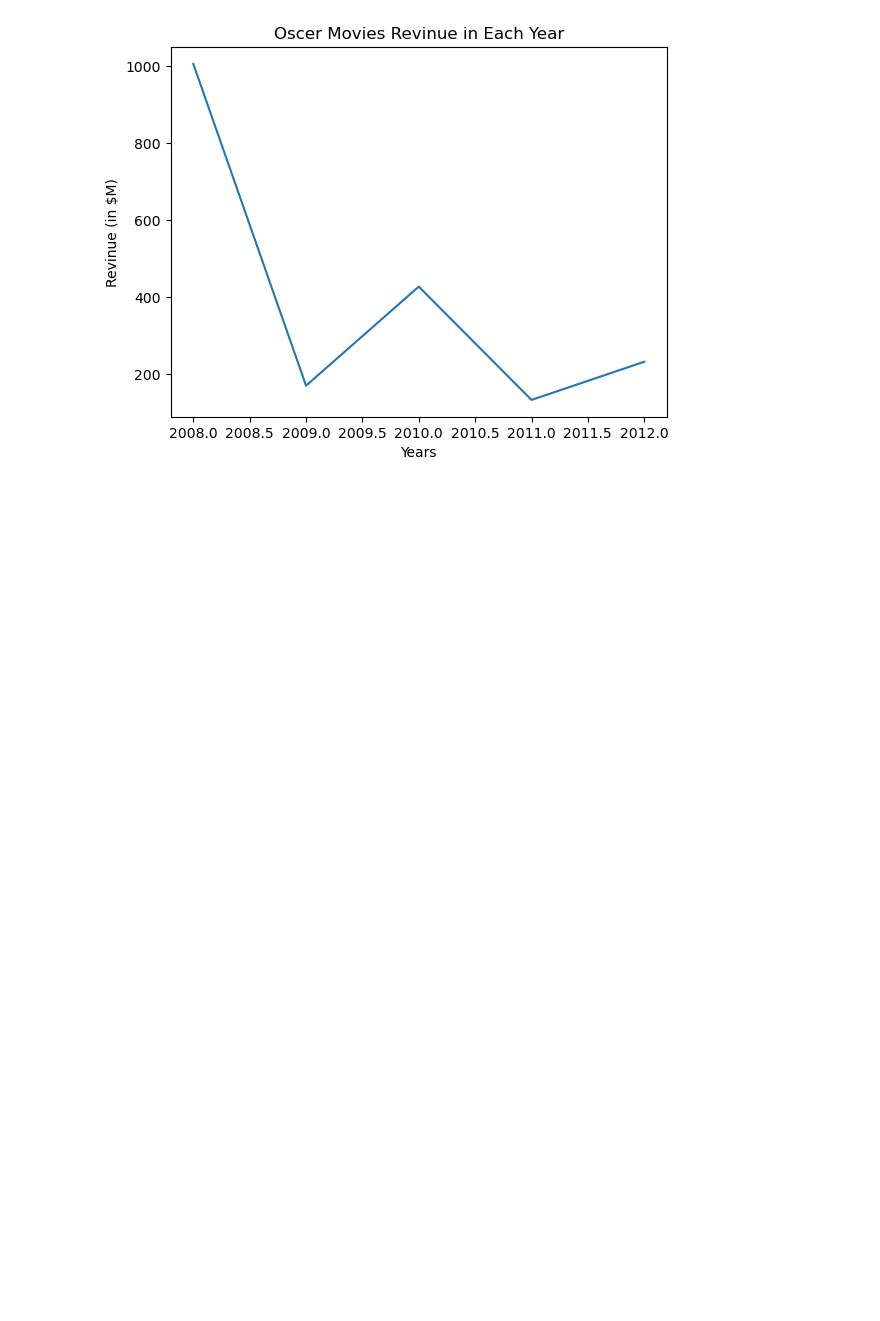
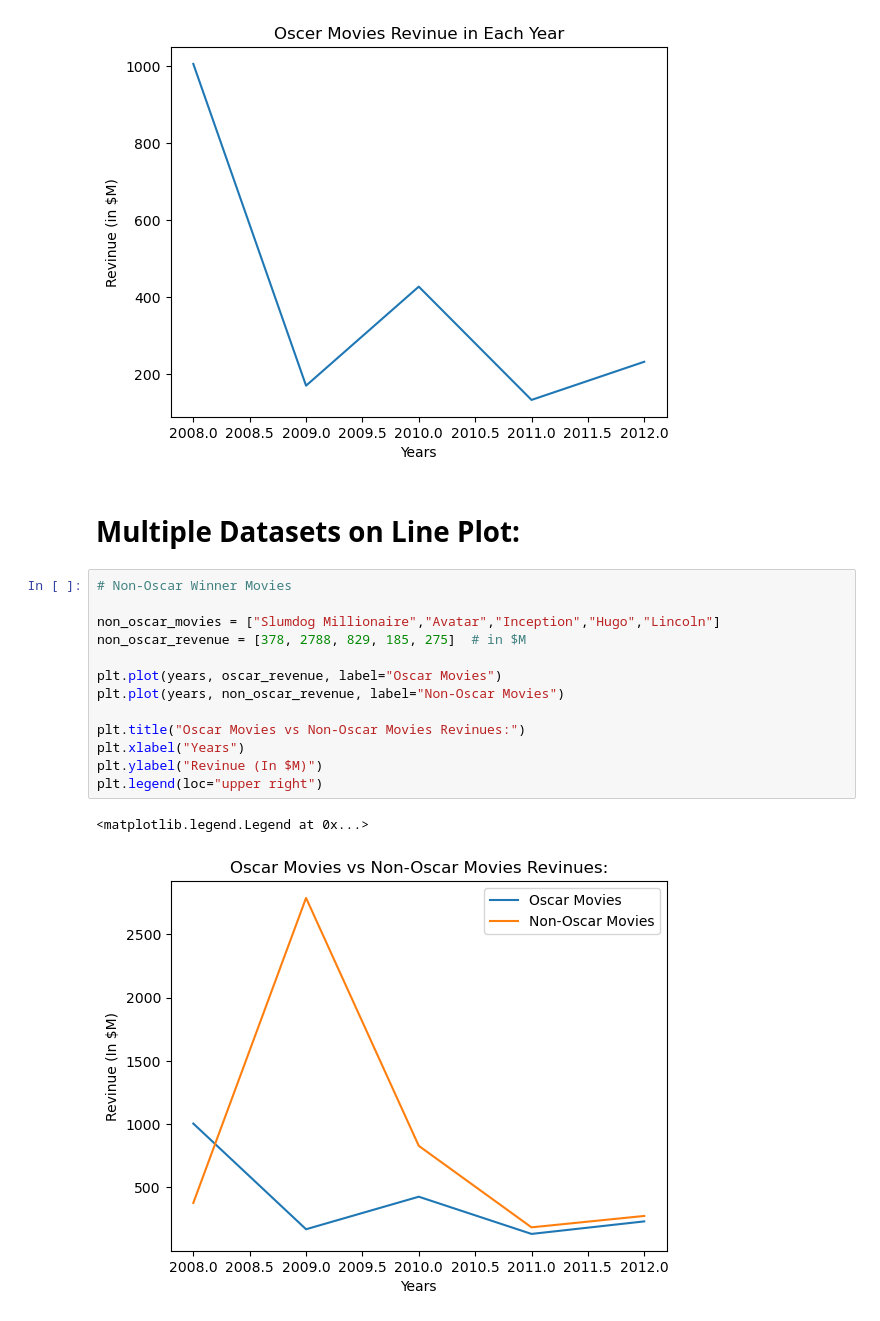
Before and after one commit to SatinderSinghSall/AI-and-Machine-Learning, a Jupyter notebook: 20. Data Visualization - Part 1/Matplotlib.ipynb, the cells around one changed output. Saved outputs shown, nothing was run; the diff lists cells and outputs as text; blank space fills up the shorter version.

Commit message:
AI / ML: Data Visualization using Matplotlib.

```diff
--- a/20. Data Visualization - Part 1/Matplotlib.ipynb
+++ b/20. Data Visualization - Part 1/Matplotlib.ipynb
@@ -35,3 +35,21 @@ plt.ylabel("Revinue (in $M)")
 # %% [output]
 Text(0, 0.5, 'Revinue (in $M)')
 [figure]
+# %% [markdown]
+# Multiple Datasets on Line Plot:
+# %%
+# Non-Oscar Winner Movies
+
+non_oscar_movies = ["Slumdog Millionaire","Avatar","Inception","Hugo","Lincoln"]
+non_oscar_revenue = [378, 2788, 829, 185, 275]  # in $M
+
+plt.plot(years, oscar_revenue, label="Oscar Movies")
+plt.plot(years, non_oscar_revenue, label="Non-Oscar Movies")
+
+plt.title("Oscar Movies vs Non-Oscar Movies Revinues:")
+plt.xlabel("Years")
+plt.ylabel("Revinue (In $M)")
+plt.legend(loc="upper right")
+# %% [output]
+<matplotlib.legend.Legend at 0x...>
+[figure, added]
```
Also changed, not shown: 1 other file.
